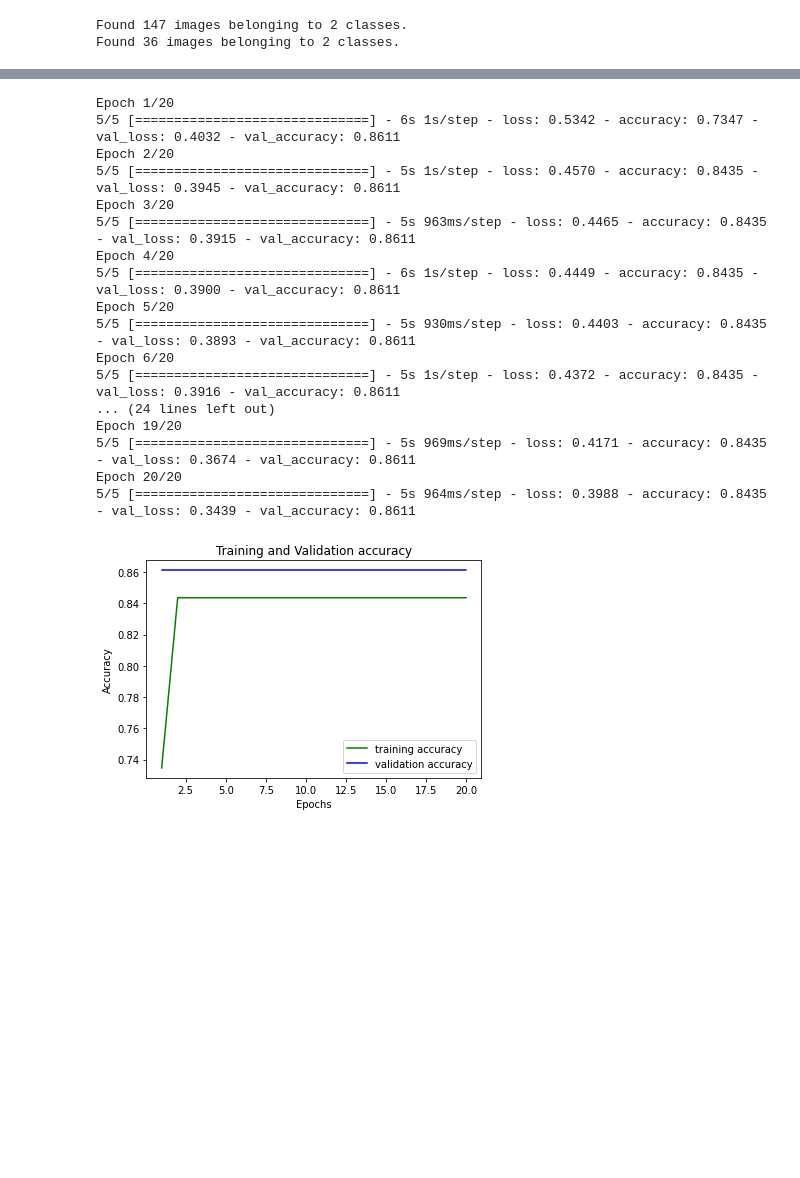
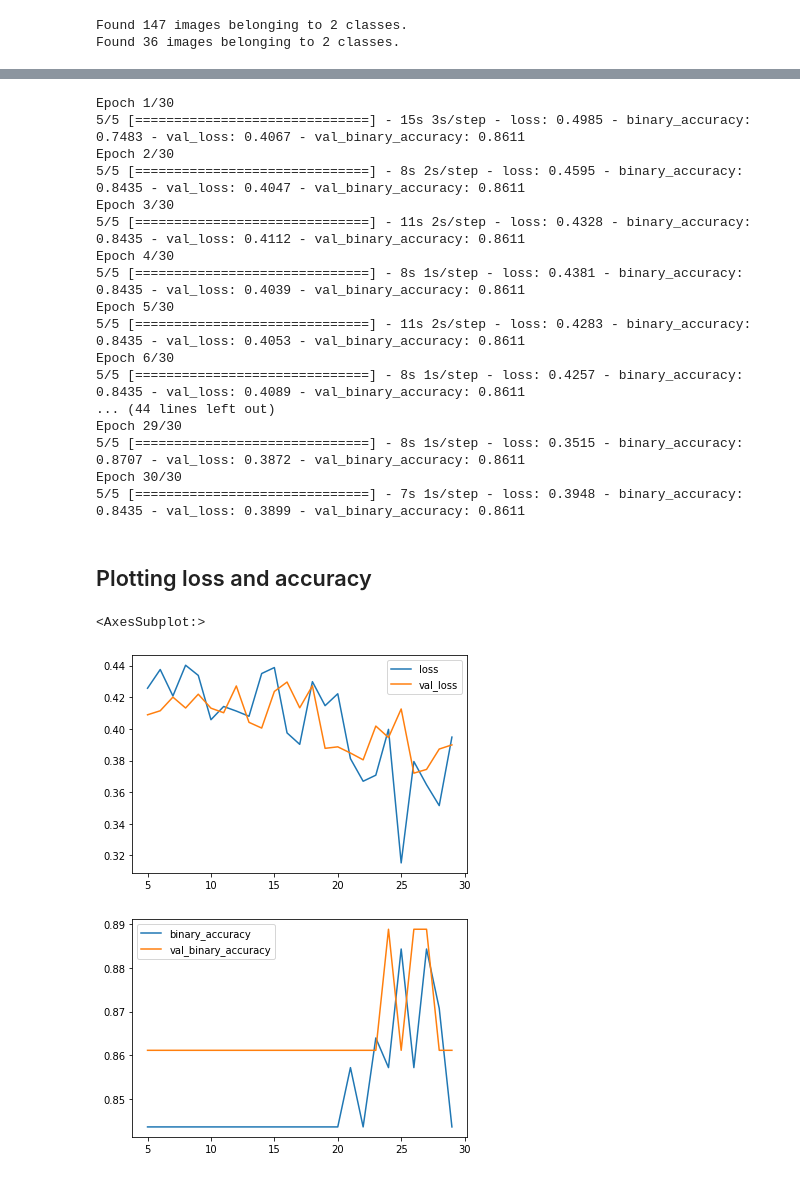
Before and after one commit to GeorgesML/Brain-tumor-detector, a Jupyter notebook: model/brain-tumor-detector.ipynb, the cells around one changed output, grey strips where cells are left out. Cells and saved outputs as stored; diff of their text form; code cells hidden in the pictures; blank space fills up the shorter version.

Commit message:
[UPD] PLotting updated

```diff
--- a/model/brain-tumor-detector.ipynb
+++ b/model/brain-tumor-detector.ipynb
@@ -91,7 +97,9 @@ model = tf.keras.models.Sequential([
     tf.keras.layers.Conv2D(64, (3,3), activation='relu'),
     tf.keras.layers.MaxPooling2D(2, 2),
     tf.keras.layers.Flatten(),
+    tf.keras.layers.Dropout(0.2),
     tf.keras.layers.Dense(512, activation='relu'),
+    tf.keras.layers.Dropout(0.2),
     tf.keras.layers.Dense(1, activation='sigmoid')
 ])
 
@@ -117,39 +125,38 @@ _________________________________________________________________
 # %%
 model.compile(loss='binary_crossentropy',
               optimizer='adam',
-              metrics=['accuracy'])
+              metrics=['binary_accuracy'])
 
-history = model.fit(train_generator, epochs=20, validation_data=valid_generator)
+history = model.fit(train_generator, epochs=30, validation_data=valid_generator)
 # %% [output]
-Epoch 1/20
-5/5 [==============================] - 6s 1s/step - loss: 0.5342 - accuracy: 0.7347 - val_loss: 0.4032 - val_accuracy: 0.8611
-Epoch 2/20
-5/5 [==============================] - 5s 1s/step - loss: 0.4570 - accuracy: 0.8435 - val_loss: 0.3945 - val_accuracy: 0.8611
-Epoch 3/20
-5/5 [==============================] - 5s 963ms/step - loss: 0.4465 - accuracy: 0.8435 - val_loss: 0.3915 - val_accuracy: 0.8611
-Epoch 4/20
-5/5 [==============================] - 6s 1s/step - loss: 0.4449 - accuracy: 0.8435 - val_loss: 0.3900 - val_accuracy: 0.8611
-Epoch 5/20
-5/5 [==============================] - 5s 930ms/step - loss: 0.4403 - accuracy: 0.8435 - val_loss: 0.3893 - val_accuracy: 0.8611
-Epoch 6/20
-5/5 [==============================] - 5s 1s/step - loss: 0.4372 - accuracy: 0.8435 - val_loss: 0.3916 - val_accuracy: 0.8611
-... (24 lines left out)
-Epoch 19/20
-5/5 [==============================] - 5s 969ms/step - loss: 0.4171 - accuracy: 0.8435 - val_loss: 0.3674 - val_accuracy: 0.8611
-Epoch 20/20
-5/5 [==============================] - 5s 964ms/step - loss: 0.3988 - accuracy: 0.8435 - val_loss: 0.3439 - val_accuracy: 0.8611
+Epoch 1/30
+5/5 [==============================] - 15s 3s/step - loss: 0.4985 - binary_accuracy: 0.7483 - val_loss: 0.4067 - val_binary_accuracy: 0.8611
+Epoch 2/30
+5/5 [==============================] - 8s 2s/step - loss: 0.4595 - binary_accuracy: 0.8435 - val_loss: 0.4047 - val_binary_accuracy: 0.8611
+Epoch 3/30
+5/5 [==============================] - 11s 2s/step - loss: 0.4328 - binary_accuracy: 0.8435 - val_loss: 0.4112 - val_binary_accuracy: 0.8611
+Epoch 4/30
+5/5 [==============================] - 8s 1s/step - loss: 0.4381 - binary_accuracy: 0.8435 - val_loss: 0.4039 - val_binary_accuracy: 0.8611
+Epoch 5/30
+5/5 [==============================] - 11s 2s/step - loss: 0.4283 - binary_accuracy: 0.8435 - val_loss: 0.4053 - val_binary_accuracy: 0.8611
+Epoch 6/30
+5/5 [==============================] - 8s 1s/step - loss: 0.4257 - binary_accuracy: 0.8435 - val_loss: 0.4089 - val_binary_accuracy: 0.8611
+... (44 lines left out)
+Epoch 29/30
+5/5 [==============================] - 8s 1s/step - loss: 0.3515 - binary_accuracy: 0.8707 - val_loss: 0.3872 - val_binary_accuracy: 0.8611
+Epoch 30/30
+5/5 [==============================] - 7s 1s/step - loss: 0.3948 - binary_accuracy: 0.8435 - val_loss: 0.3899 - val_binary_accuracy: 0.8611
-# %%
-import matplotlib.pyplot as plt
-
-acc_train = history.history['accuracy']
-acc_val = history.history['val_accuracy']
-epochs = range(1,21)
-plt.plot(epochs,acc_train, 'g', label='training accuracy')
-plt.plot(epochs, acc_val, 'b', label= 'validation accuracy')
-plt.title('Training and Validation accuracy')
-plt.xlabel('Epochs')
-plt.ylabel('Accuracy')
-plt.legend()
-plt.show()
-# %% [output]
-[figure, removed]
+# %% [markdown]
+## Plotting loss and accuracy
+# %%
+import pandas as pd
+import matplotlib.pyplot as plt
+
+history_df = pd.DataFrame(history.history)
+
+history_df.loc[5:, ['loss', 'val_loss']].plot()
+history_df.loc[5:, ['binary_accuracy', 'val_binary_accuracy']].plot()
+# %% [output]
+<AxesSubplot:>
+[figure, added]
+[figure, added]
```
Also changed, not shown: parts of 7 cells of this notebook.
